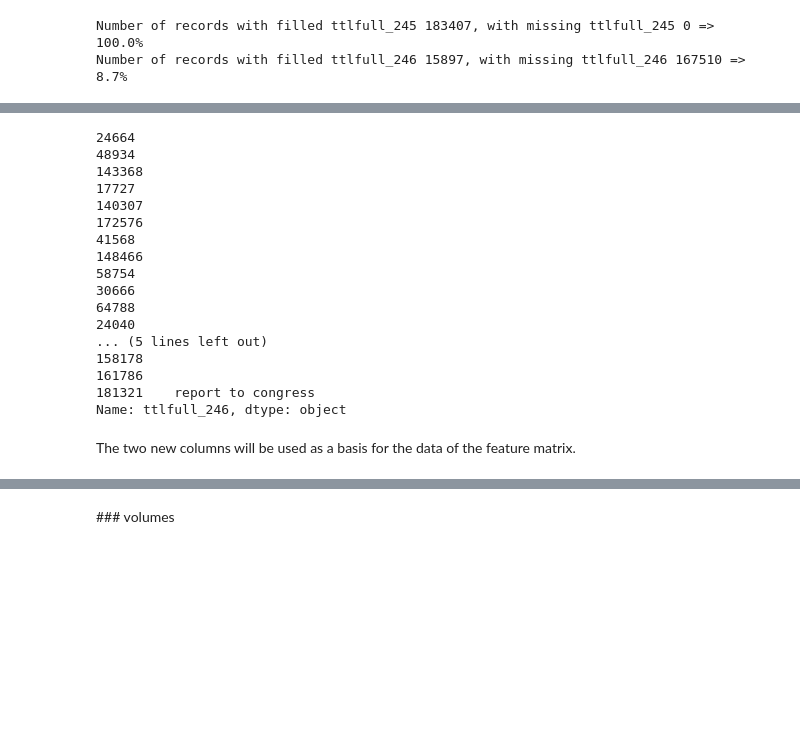
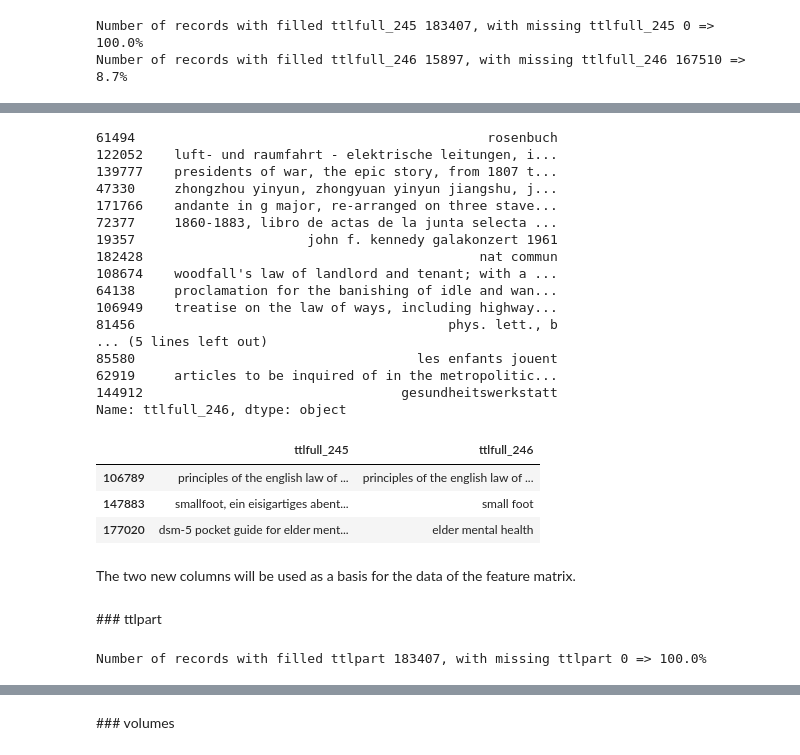
Before and after one commit to swissbib/clustering_metadata, a Jupyter notebook: 1_DataAnalysis.ipynb, the cells around one changed output, grey strips where cells are left out. Cells and saved outputs as stored; diff of their text form; code cells hidden in the pictures; blank space fills up the shorter version.

```diff
--- a/1_DataAnalysis.ipynb
+++ b/1_DataAnalysis.ipynb
@@ -1206,0 +1414,2 @@ columns_metadata_dict['data_analysis_columns'].append('person_245c')
+# %%
+columns_metadata_dict['list_columns'] = ['pubword']
@@ -1221,0 +1439,4 @@ All 8 digits of $\texttt{pubyear}$ hold identical data compared to field $\textt
+# %%
+columns_metadata_dict['strings_columns'].append('scale')
+# %%
+_, _ = daf.find_empty_in_column(df, columns_metadata_dict, 'scale')
@@ -1222,3 +1477,5 @@ All 8 digits of $\texttt{pubyear}$ hold identical data compared to field $\textt
+# %%
+columns_metadata_dict['data_analysis_columns'].append('scale')
 # %% [markdown]
 ### ttlfull
 # %%
@@ -1279,26 +1538,35 @@ df.ttlfull_245.sample(20)
 Name: ttlfull_245, dtype: object
 # %%
-df.ttlfull_246.sample(20)
+df.ttlfull_246[df.ttlfull_246.apply(lambda x : len(x)>0)].sample(20)
 # %% [output]
-24664
-48934
-143368
-17727
-140307
-172576
-41568
-148466
-58754
-30666
-64788
-24040
+61494                                             rosenbuch
+122052    luft- und raumfahrt - elektrische leitungen, i...
+139777    presidents of war, the epic story, from 1807 t...
+47330     zhongzhou yinyun, zhongyuan yinyun jiangshu, j...
+171766    andante in g major, re-arranged on three stave...
+72377     1860-1883, libro de actas de la junta selecta ...
+19357                      john f. kennedy galakonzert 1961
+182428                                           nat commun
+108674    woodfall's law of landlord and tenant; with a ...
+64138     proclamation for the banishing of idle and wan...
+106949    treatise on the law of ways, including highway...
+81456                                        phys. lett., b
 ... (5 lines left out)
-158178
-161786
-181321    report to congress
+85580                                    les enfants jouent
+62919     articles to be inquired of in the metropolitic...
+144912                                 gesundheitswerkstatt
 Name: ttlfull_246, dtype: object
+# %%
+df[['ttlfull_245', 'ttlfull_246']].loc[[106789, 147883, 177020]]
+# %% [output]
+|  | ttlfull_245 | ttlfull_246 |
+| 106789 | principles of the english law of ... | principles of the english law of ... |
+| 147883 | smallfoot, ein eisigartiges abent... | small foot |
+| 177020 | dsm-5 pocket guide for elder ment... | elder mental health |
 # %% [markdown]
 The two new columns will be used as a basis for the data of the feature matrix.
 # %%
 columns_metadata_dict['data_analysis_columns'].append('ttlfull_245')
 columns_metadata_dict['data_analysis_columns'].append('ttlfull_246')
+# %% [markdown]
+### ttlpart
@@ -1304,0 +1575,4 @@ columns_metadata_dict['data_analysis_columns'].append('ttlfull_246')
+# %%
+_, _ = daf.find_empty_in_column(df, columns_metadata_dict, 'ttlpart')
+# %% [output]
+Number of records with filled ttlpart 183407, with missing ttlpart 0 => 100.0%
```
Also changed, not shown: parts of 79 cells of this notebook, 1 other file.
